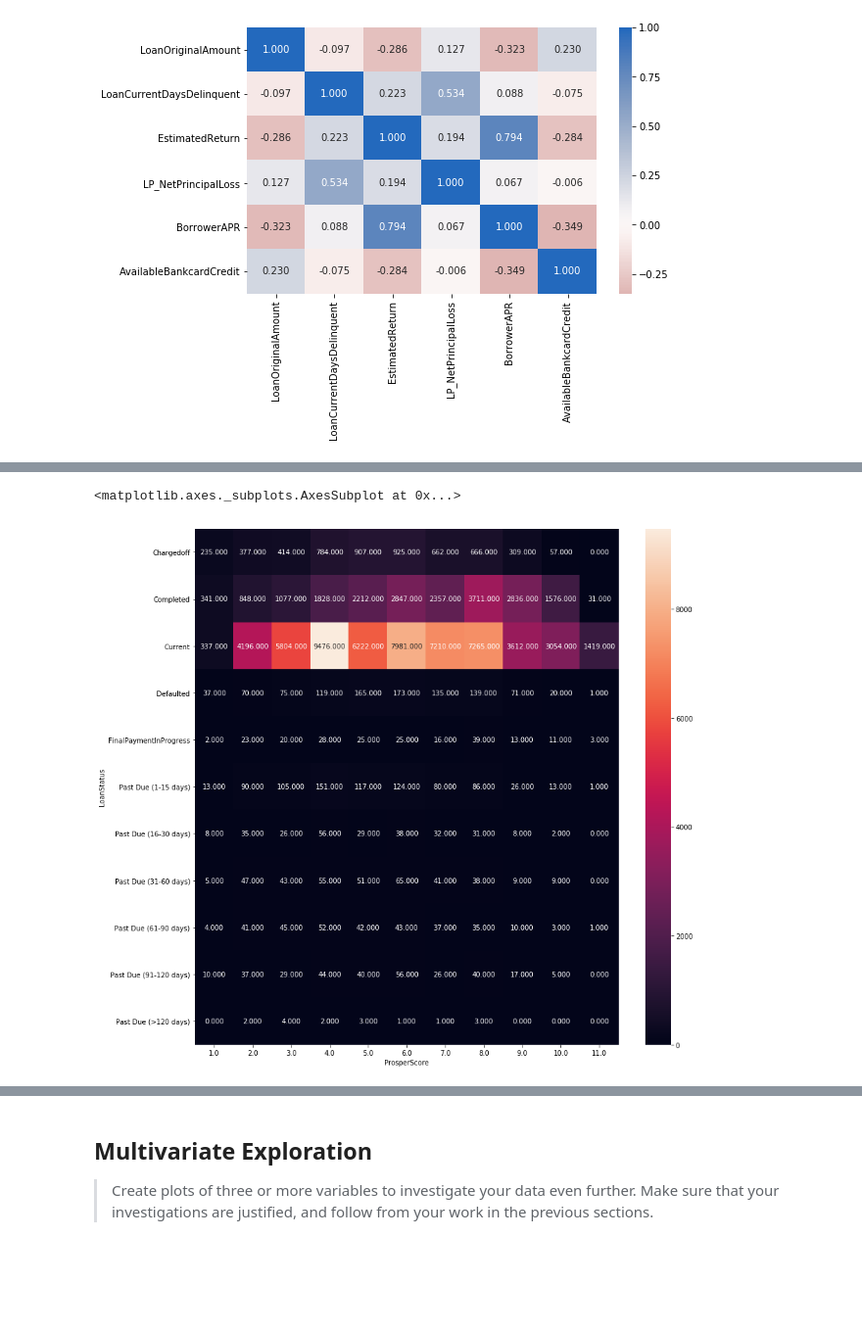
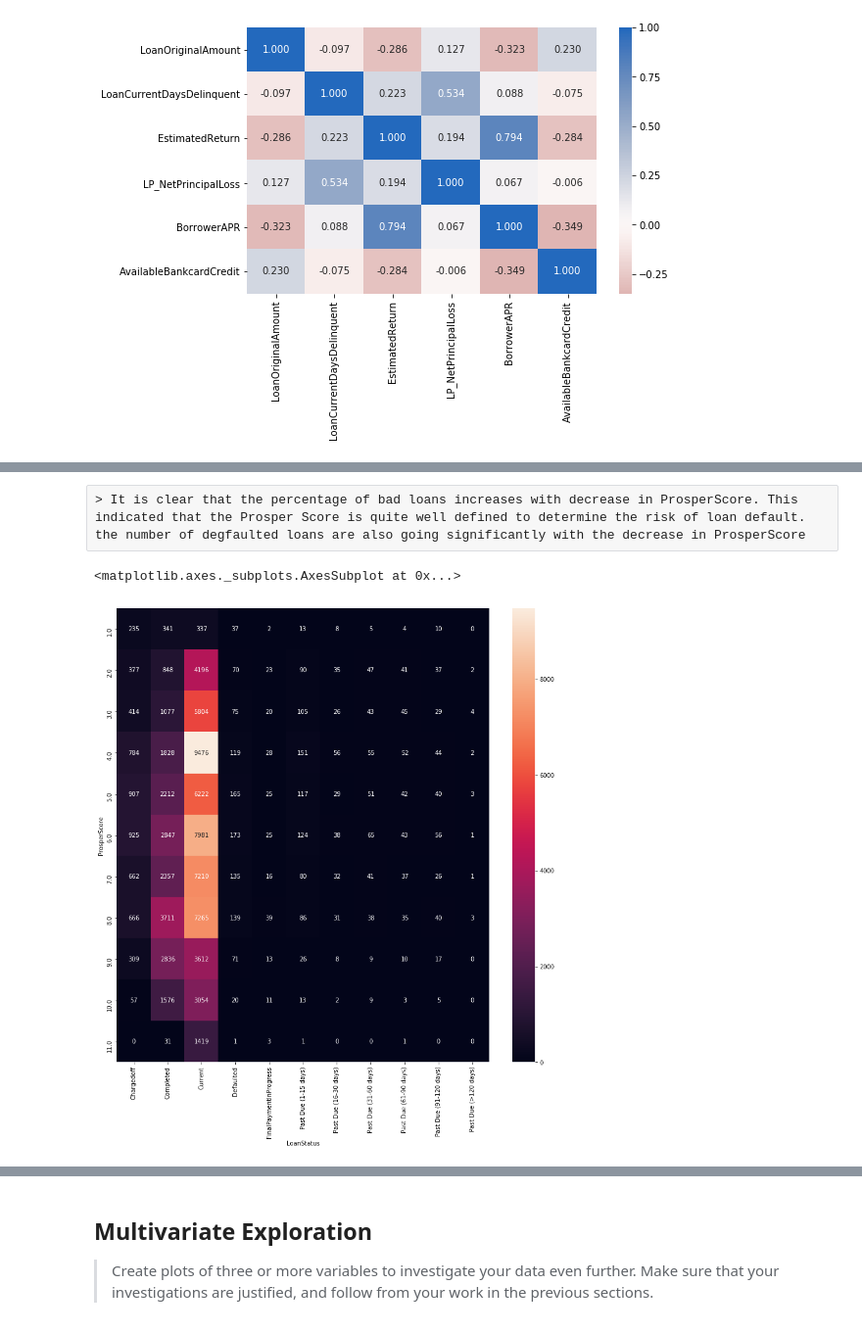
Before and after one commit to ayushayyangar/Data-Visualization-Udacity, a Jupyter notebook: exploration_template.ipynb, the cells around one changed output, grey strips where cells are left out. Shown at 98% size. Drawn from its saved outputs; the diff is of its cells as text; code cells hidden in the pictures; blank space fills up the shorter version.

```diff
--- a/exploration_template.ipynb
+++ b/exploration_template.ipynb
@@ -379,7 +450,7 @@ sb.countplot(data= df_samp, x= 'ProsperScore',hue ='LoanStatus',palette= 'Blues'
 # %%
-df_counts = df.groupby(['ProsperScore','LoanStatus']).size()
+df_counts = df.groupby(['ProsperScore', 'LoanStatus']).size()
 df_counts = df_counts.reset_index(name = 'count')
-df_counts = df_counts.pivot(index='LoanStatus', columns ='ProsperScore',values = 'count')
+df_counts = df_counts.pivot(index='ProsperScore',columns = 'LoanStatus',values = 'count')
 df_counts.fillna(0,inplace = True)
 df_counts
 # %% [output]
@@ -398,0 +470,8 @@ df_counts
+# %%
+df_counts['Late_Loans'] = df_counts['Past Due (1-15 days)']+ df_counts['Past Due (16-30 days)']+ df_counts['Past Due (31-60 days)']+\
+                          df_counts['Past Due (61-90 days)'] + df_counts['Past Due (91-120 days)']+ df_counts['Past Due (>120 days)']
+#Calculate Percentage of Bad Loans
+df_Late = df_counts.drop(['Past Due (1-15 days)','Past Due (16-30 days)','Past Due (31-60 days)','Past Due (61-90 days)','Past Due (91-120 days)',\
+                          'Past Due (>120 days)'], axis =1)
+df_Late['PercentageBadLoans']= df_Late['Late_Loans']/(df_Late.Chargedoff+df_Late.Completed+df_Late.Current+df_Late.Defaulted+df_Late.FinalPaymentInProgress)*100
+df_Late
@@ -399,6 +539,8 @@ df_counts
+# %% [raw]
+> It is clear that the percentage of bad loans increases with decrease in ProsperScore. This indicated that the Prosper Score is quite well defined to determine the risk of loan default. the number of degfaulted loans are also going significantly with the decrease in ProsperScore
 # %%
 plt.figure(figsize= [14,14])
-sb.heatmap(df_counts, annot= True, fmt= '.3f')
+sb.heatmap(df_counts, annot= True, fmt= '.0f')
 # %% [output]
 <matplotlib.axes._subplots.AxesSubplot at 0x...>
-[figure, old version]
+[figure, new version]
```
Also changed, not shown: parts of 33 cells of this notebook.
